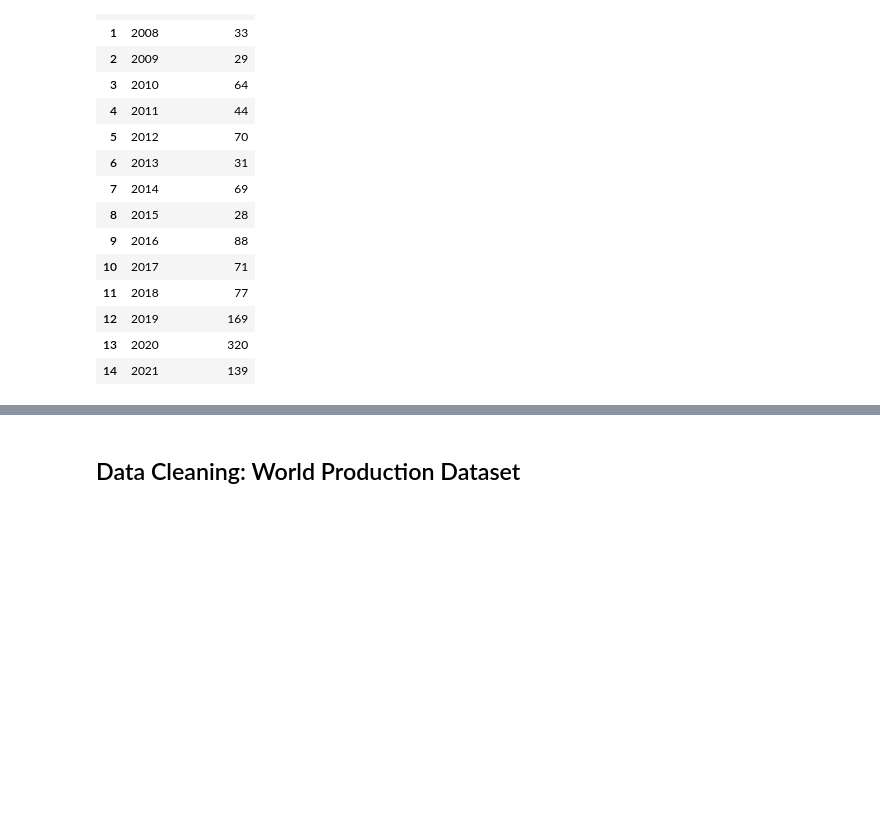
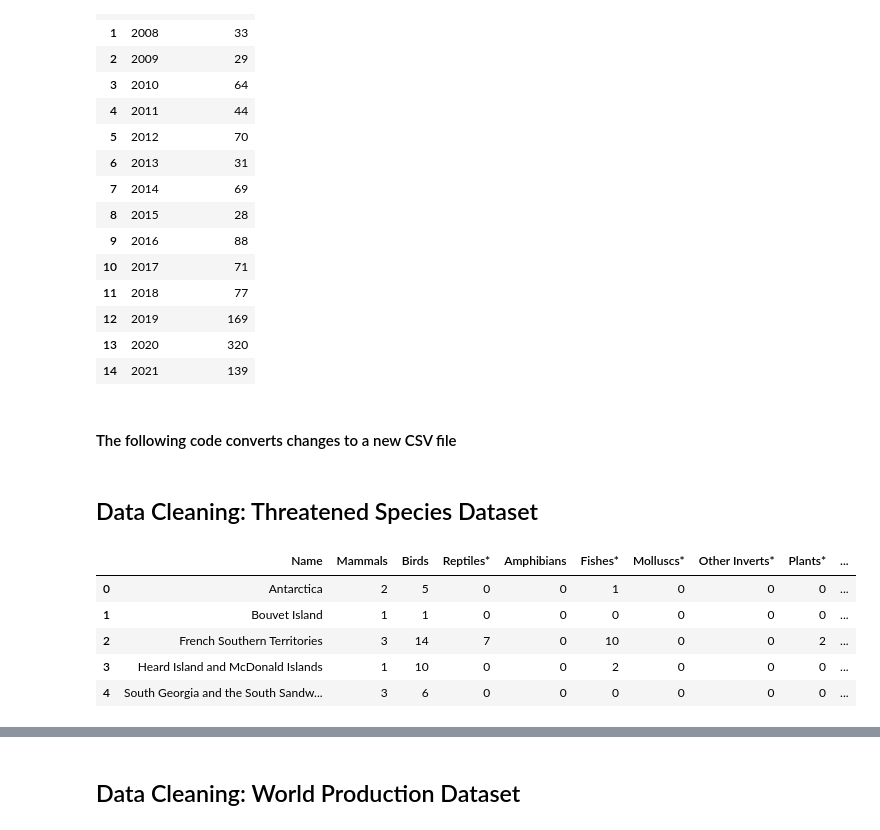
Before and after one commit to ENVS110a-SP23/group2-project, a Jupyter notebook: preprocess.ipynb, the cells around one changed output, grey strips where cells are left out. Saved outputs shown, nothing was run; the diff lists cells and outputs as text; code cells hidden in the pictures; blank space fills up the shorter version.

```diff
--- a/preprocess.ipynb
+++ b/preprocess.ipynb
@@ -293,3 +311,5 @@ endangered_critically_endangered
 | 12 | 2019 | 169 |
 | 13 | 2020 | 320 |
 | 14 | 2021 | 139 |
+# %% [markdown]
+#### The following code converts changes to a new CSV file
@@ -295,0 +318,12 @@ endangered_critically_endangered
+# %% [markdown]
+## Data Cleaning: Threatened Species Dataset
+# %%
+threatened = pd.read_csv('data/threatened_species_by_country.csv')
+threatened.head()
+# %% [output]
+|  | Name | Mammals | Birds | Reptiles* | Amphibians | Fishes* | Molluscs* | Other Inverts* | Plants* | ... |
+| 0 | Antarctica | 2 | 5 | 0 | 0 | 1 | 0 | 0 | 0 | ... |
+| 1 | Bouvet Island | 1 | 1 | 0 | 0 | 0 | 0 | 0 | 0 | ... |
+| 2 | French Southern Territories | 3 | 14 | 7 | 0 | 10 | 0 | 0 | 2 | ... |
+| 3 | Heard Island and McDonald Islands | 1 | 10 | 0 | 0 | 2 | 0 | 0 | 0 | ... |
+| 4 | South Georgia and the South Sandw... | 3 | 6 | 0 | 0 | 0 | 0 | 0 | 0 | ... |
```
Also changed, not shown: parts of 20 cells of this notebook, 3 other files.
